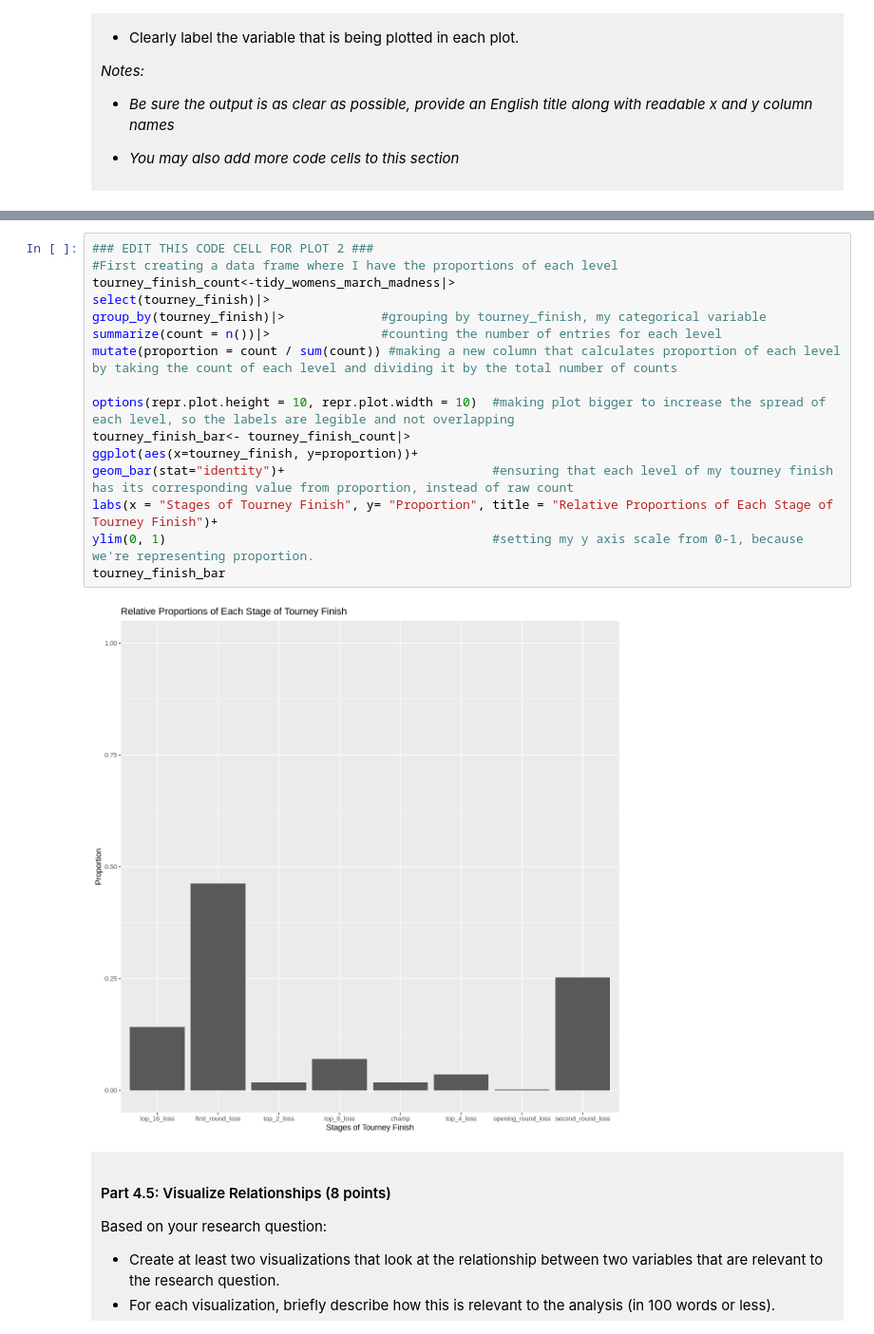
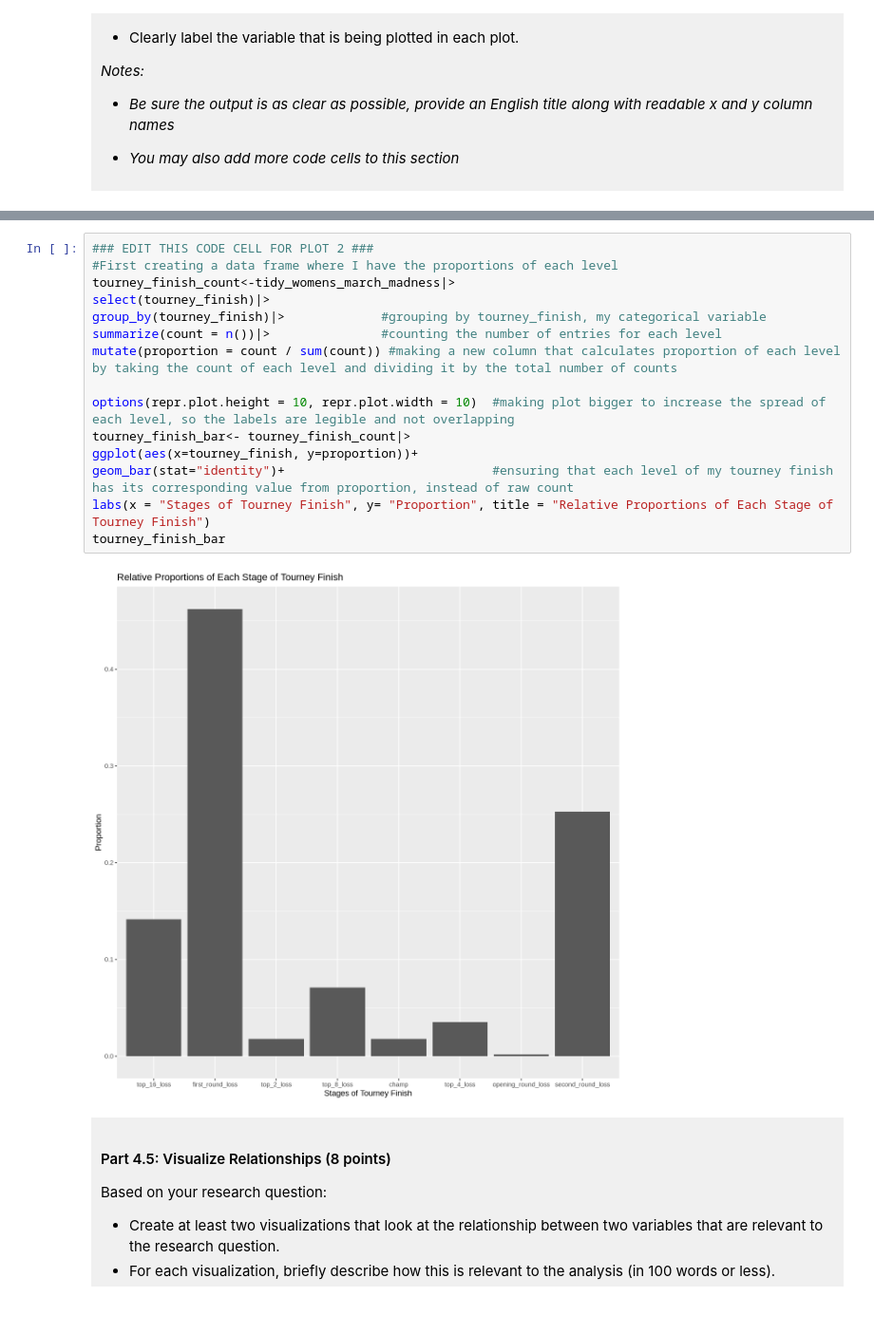
Before and after one commit to OL-git48/dsci-100-project-oliverlo, a Jupyter notebook: dsci-100-project-notebook.ipynb, the cells around one changed output, grey strips where cells are left out. Shown at 95% size. Drawn from its saved outputs; the diff is of its cells as text.

```diff
--- a/dsci-100-project-notebook.ipynb
+++ b/dsci-100-project-notebook.ipynb
@@ -383,21 +387,20 @@ Warning message:
 # %%
 ### EDIT THIS CODE CELL FOR PLOT 2 ###
 #First creating a data frame where I have the proportions of each level
 tourney_finish_count<-tidy_womens_march_madness|>
 select(tourney_finish)|>
 group_by(tourney_finish)|>             #grouping by tourney_finish, my categorical variable
 summarize(count = n())|>               #counting the number of entries for each level
 mutate(proportion = count / sum(count)) #making a new column that calculates proportion of each level by taking the count of each level and dividing it by the total number of counts
 
 options(repr.plot.height = 10, repr.plot.width = 10)  #making plot bigger to increase the spread of each level, so the labels are legible and not overlapping
 tourney_finish_bar<- tourney_finish_count|>
 ggplot(aes(x=tourney_finish, y=proportion))+
 geom_bar(stat="identity")+                            #ensuring that each level of my tourney finish has its corresponding value from proportion, instead of raw count
-labs(x = "Stages of Tourney Finish", y= "Proportion", title = "Relative Proportions of Each Stage of Tourney Finish")+
-ylim(0, 1)                                            #setting my y axis scale from 0-1, because we're representing proportion.
+labs(x = "Stages of Tourney Finish", y= "Proportion", title = "Relative Proportions of Each Stage of Tourney Finish")
 tourney_finish_bar
 # %% [output]
-[figure, old version]
+[figure, new version]
 # %% [markdown]
 <div style="background-color: #f0f0f0; padding: 10px;">
 
```
Also changed, not shown: parts of 5 cells of this notebook.
